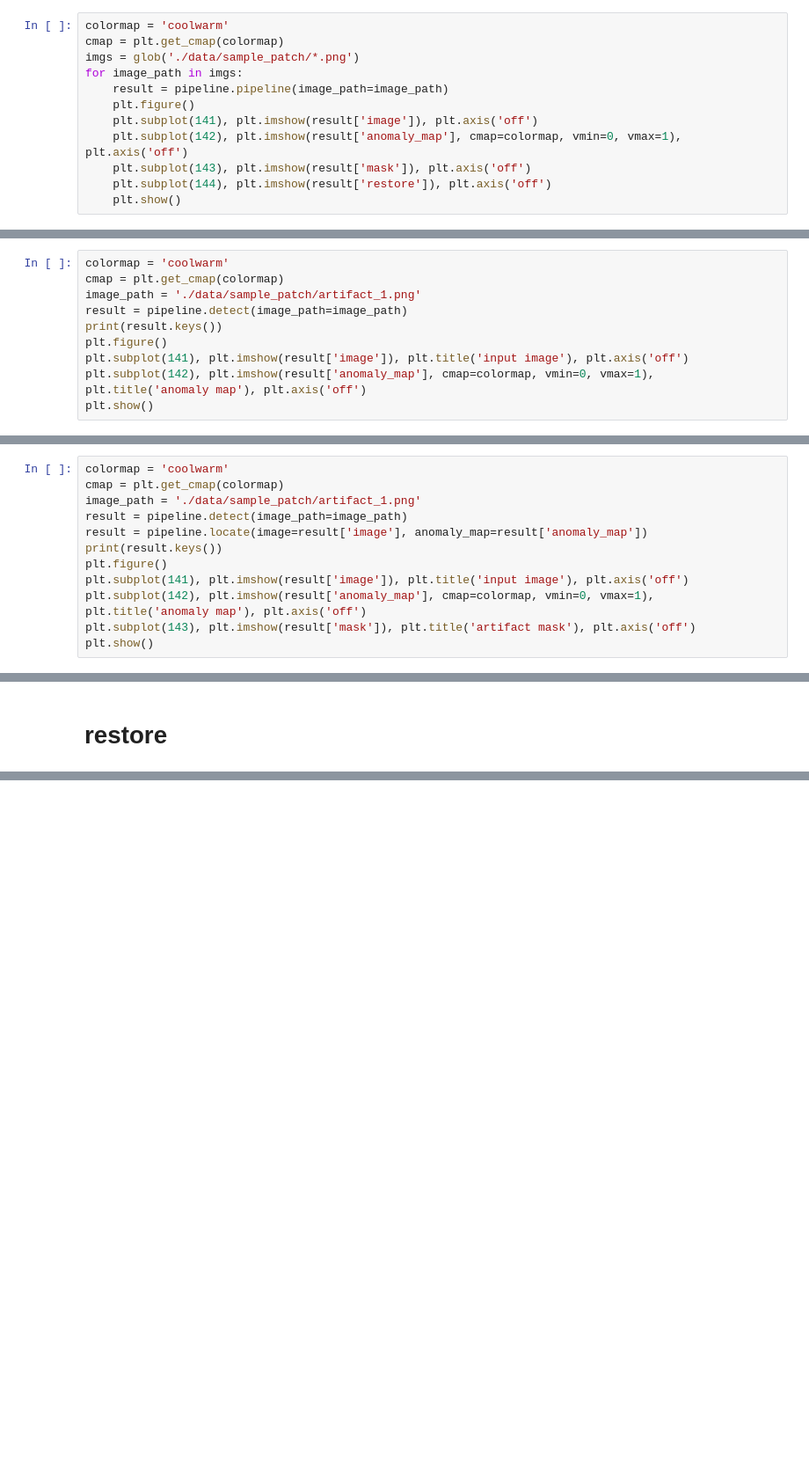
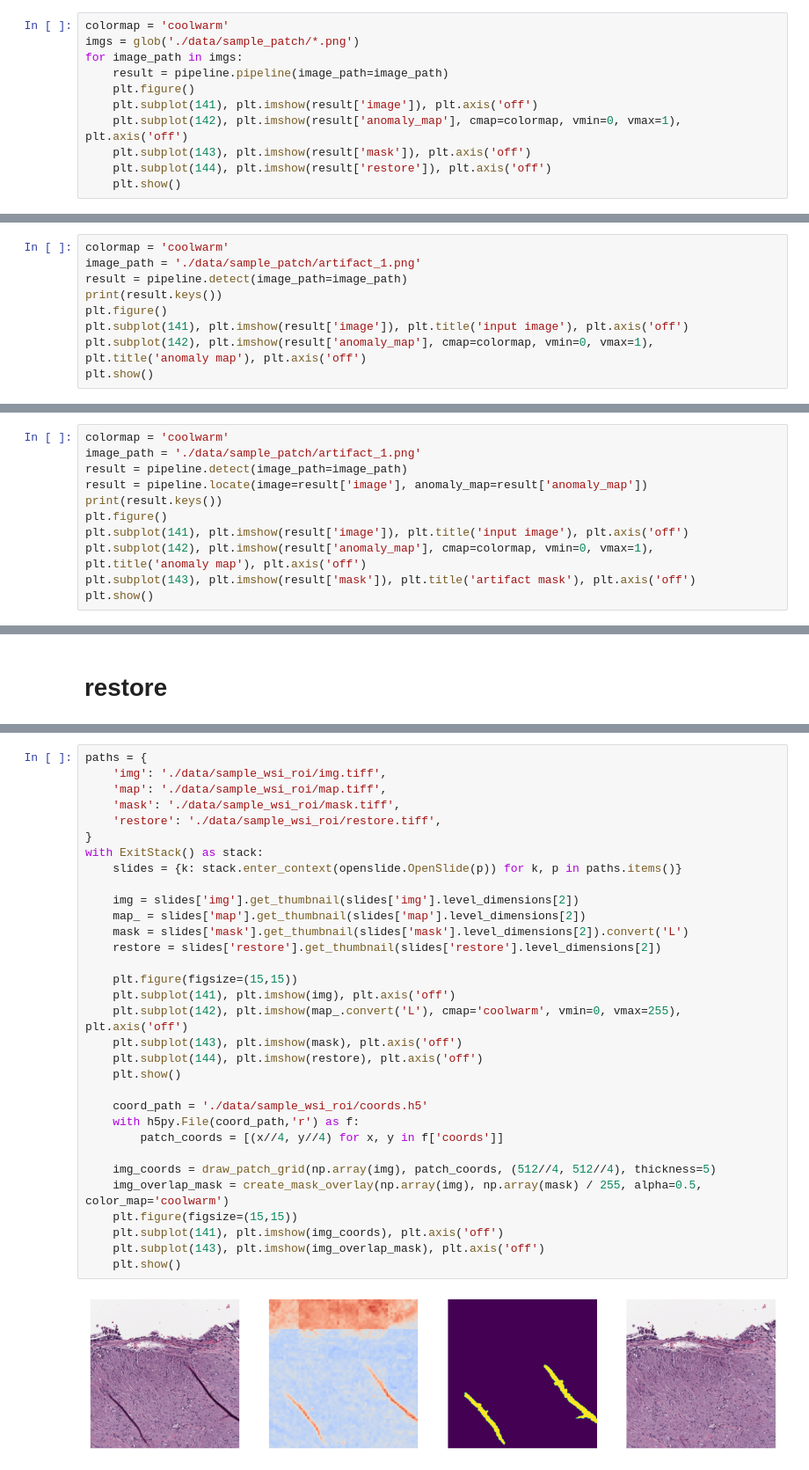
Before and after one commit to yhuaishui/An-Unsupervised-Framework-for-Artifact-Detection-Localization-and-Restoration, a Jupyter notebook: demo_pipeline.ipynb, the cells around one changed output, grey strips where cells are left out. Shown at 88% size. Drawn from its saved outputs; the diff is of its cells as text; blank space fills up the shorter version.

```diff
--- a/demo_pipeline.ipynb
+++ b/demo_pipeline.ipynb
@@ -38,7 +41,6 @@ dict_keys(['image', 'anomaly_map', 'pred_label', 'background', 'background_label
 The image is detected as an artifact:  True
 # %%
 colormap = 'coolwarm'
-cmap = plt.get_cmap(colormap)
 imgs = glob('./data/sample_patch/*.png')
 for image_path in imgs:
     result = pipeline.pipeline(image_path=image_path)
@@ -65,7 +67,6 @@ for image_path in imgs:
 # detect
 # %%
 colormap = 'coolwarm'
-cmap = plt.get_cmap(colormap)
 image_path = './data/sample_patch/artifact_1.png'
 result = pipeline.detect(image_path=image_path)
 print(result.keys())
@@ -80,7 +81,6 @@ dict_keys(['image', 'anomaly_map', 'pred_label'])
 # locate
 # %%
 colormap = 'coolwarm'
-cmap = plt.get_cmap(colormap)
 image_path = './data/sample_patch/artifact_1.png'
 result = pipeline.detect(image_path=image_path)
 result = pipeline.locate(image=result['image'], anomaly_map=result['anomaly_map'])
@@ -116,0 +173,34 @@ dict_keys(['image', 'mask', 'restore'])
+# %%
+paths = {
+    'img': './data/sample_wsi_roi/img.tiff',
+    'map': './data/sample_wsi_roi/map.tiff',
+    'mask': './data/sample_wsi_roi/mask.tiff',
+    'restore': './data/sample_wsi_roi/restore.tiff',
+}
+with ExitStack() as stack:
+    slides = {k: stack.enter_context(openslide.OpenSlide(p)) for k, p in paths.items()}
+
+    img = slides['img'].get_thumbnail(slides['img'].level_dimensions[2])
+    map_ = slides['map'].get_thumbnail(slides['map'].level_dimensions[2])
+    mask = slides['mask'].get_thumbnail(slides['mask'].level_dimensions[2]).convert('L')
+    restore = slides['restore'].get_thumbnail(slides['restore'].level_dimensions[2])
+
+    plt.figure(figsize=(15,15))
+    plt.subplot(141), plt.imshow(img), plt.axis('off')
+    plt.subplot(142), plt.imshow(map_.convert('L'), cmap='coolwarm', vmin=0, vmax=255), plt.axis('off')
+    plt.subplot(143), plt.imshow(mask), plt.axis('off')
+    plt.subplot(144), plt.imshow(restore), plt.axis('off')
+    plt.show()
+
+    coord_path = './data/sample_wsi_roi/coords.h5'
+    with h5py.File(coord_path,'r') as f:
+        patch_coords = [(x//4, y//4) for x, y in f['coords']]
+
+    img_coords = draw_patch_grid(np.array(img), patch_coords, (512//4, 512//4), thickness=5)
+    img_overlap_mask = create_mask_overlay(np.array(img), np.array(mask) / 255, alpha=0.5, color_map='coolwarm')
+    plt.figure(figsize=(15,15))
+    plt.subplot(141), plt.imshow(img_coords), plt.axis('off')
+    plt.subplot(143), plt.imshow(img_overlap_mask), plt.axis('off')
+    plt.show()
+# %% [output]
+[figure, added]
```
Also changed, not shown: parts of 6 cells of this notebook, 2 other files.
